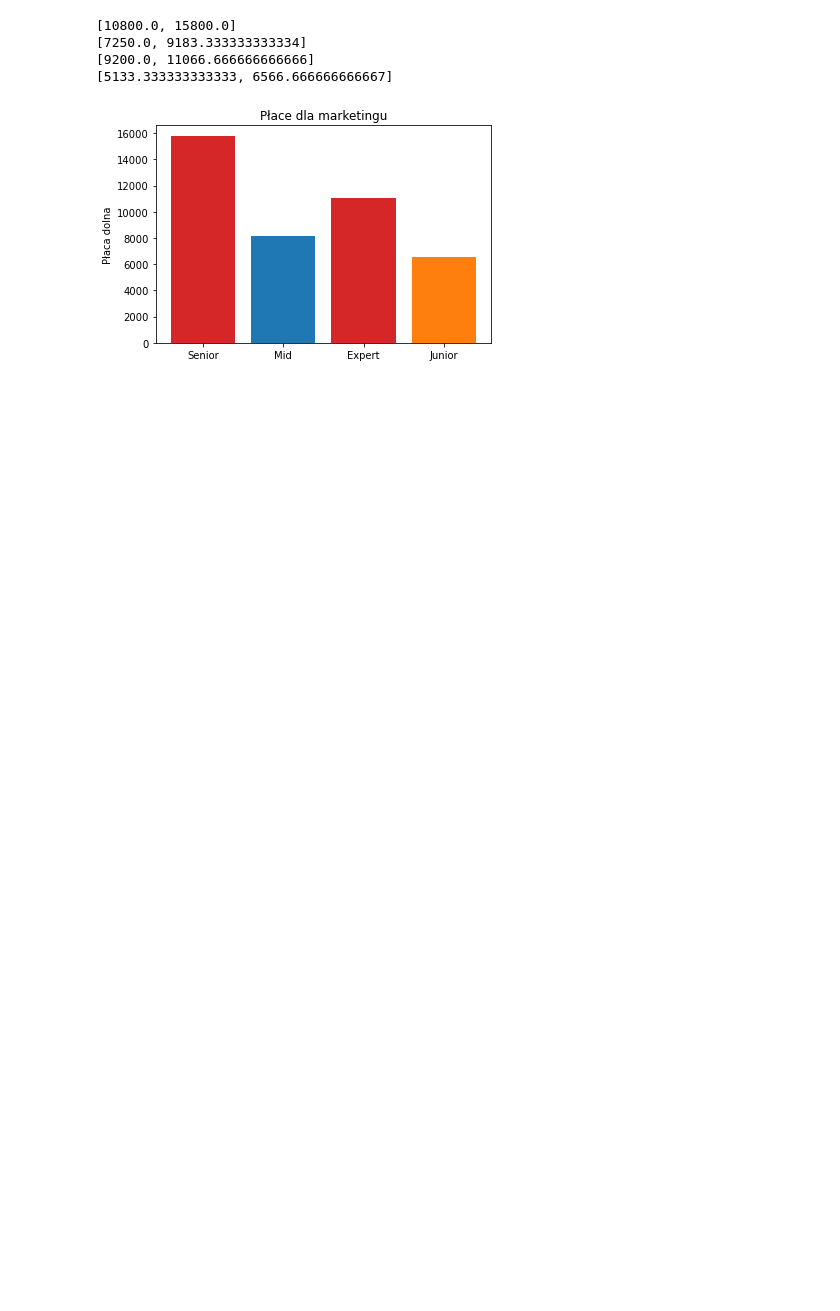
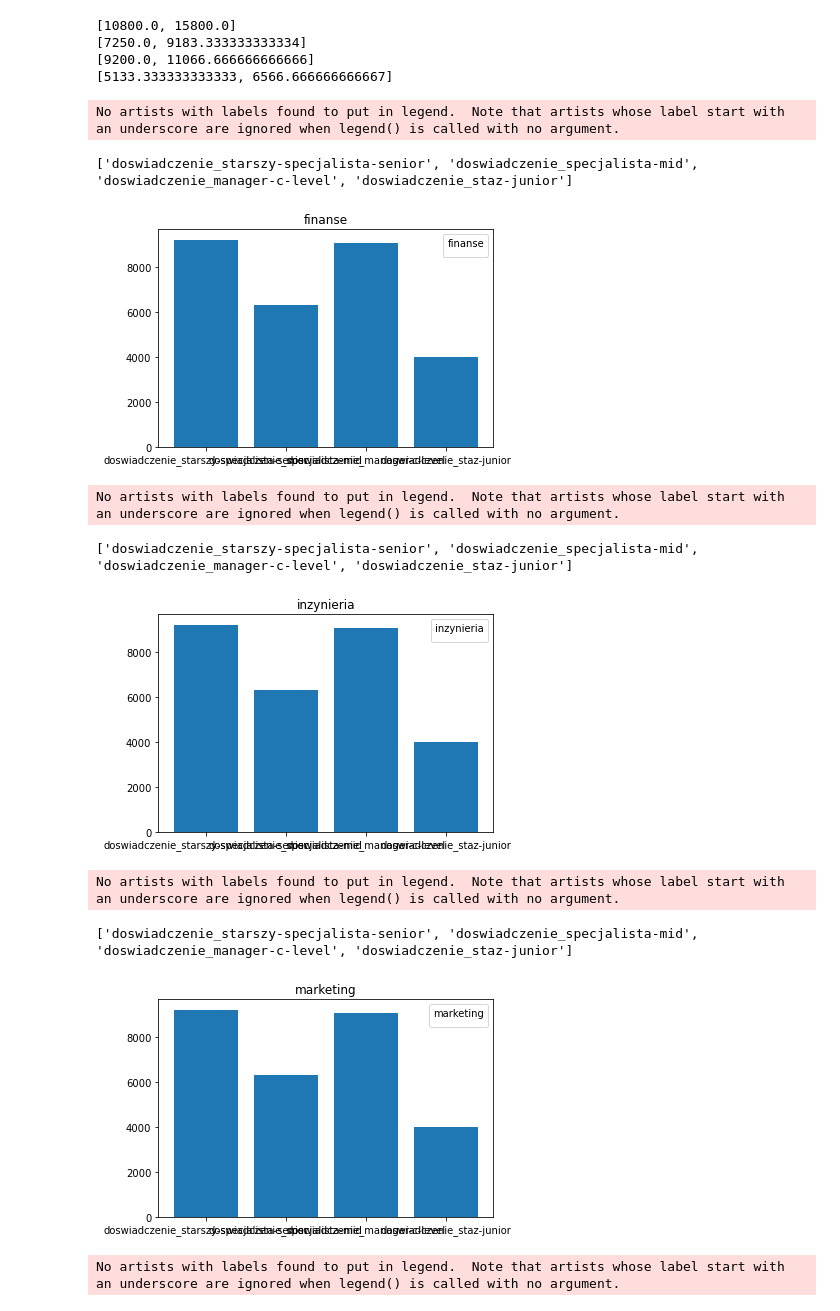
Before and after one commit to MarcinPestka/wdw_big_data, a Jupyter notebook: notebook2.ipynb, the cells around one changed output. Saved outputs shown, nothing was run; the diff lists cells and outputs as text; code cells hidden in the pictures; blank space fills up the shorter version.

Commit message:
plot_fix

```diff
--- a/notebook2.ipynb
+++ b/notebook2.ipynb
@@ -6,7 +6,7 @@ import pandas as pd
 import numpy as np
 import matplotlib.pyplot as plt
 # %%
-typ= {"marketing", "sales","finanse","inzynieria","design","hr" }
+typ= {"marketing", "sales","finanse","inzynieria","hr"}
 doswiadczenie = {"doswiadczenie_staz-junior", "doswiadczenie_specjalista-mid", "doswiadczenie_starszy-specjalista-senior", "doswiadczenie_manager-c-level"}
 # %%
 def price_range_to_integers(price):
@@ -78,18 +88,33 @@ for key in marketingDict.keys():
 [7250.0, 9183.333333333334]
 [9200.0, 11066.666666666666]
 [5133.333333333333, 6566.666666666667]
-# %%
-fig, ax = plt.subplots()
-
-
-fruits = ['Senior', 'Mid', 'Expert', 'Junior']
-counts = priceFinanse
-
-ax.bar(fruits, counts, label=bar_labels, color=bar_colors)
-
-ax.set_ylabel('Płaca dolna')
-ax.set_title('Płace dla marketingu')
-
-plt.show()
-# %% [output]
-[figure, removed]
+# %%
+
+for jobName in dictionary.keys():
+    fig, ax = plt.subplots()
+
+    tempDict = dictionary[jobName]
+    fruits = []
+    counts = []
+    for exp in tempDict.keys():
+        fruits.append(exp)
+        counts.append(tempDict[exp][0])
+    print(fruits)
+
+    ax.bar(fruits, counts)
+
+    ax.set_title(jobName)
+    ax.legend(title=jobName)
+
+    plt.show()
+# %% [output]
+No artists with labels found to put in legend.  Note that artists whose label start with an underscore are ignored when legend() is called with no argument.
+['doswiadczenie_starszy-specjalista-senior', 'doswiadczenie_specjalista-mid', 'doswiadczenie_manager-c-level', 'doswiadczenie_staz-junior']
+[figure, added]
+No artists with labels found to put in legend.  Note that artists whose label start with an underscore are ignored when legend() is called with no argument.
+['doswiadczenie_starszy-specjalista-senior', 'doswiadczenie_specjalista-mid', 'doswiadczenie_manager-c-level', 'doswiadczenie_staz-junior']
+[figure, added]
+No artists with labels found to put in legend.  Note that artists whose label start with an underscore are ignored when legend() is called with no argument.
+['doswiadczenie_starszy-specjalista-senior', 'doswiadczenie_specjalista-mid', 'doswiadczenie_manager-c-level', 'doswiadczenie_staz-junior']
+[figure, added]
+No artists with labels found to put in legend.  Note that artists whose label start with an underscore are ignored when legend() is called with no argument.
```
Also changed, not shown: parts of 4 cells of this notebook.
